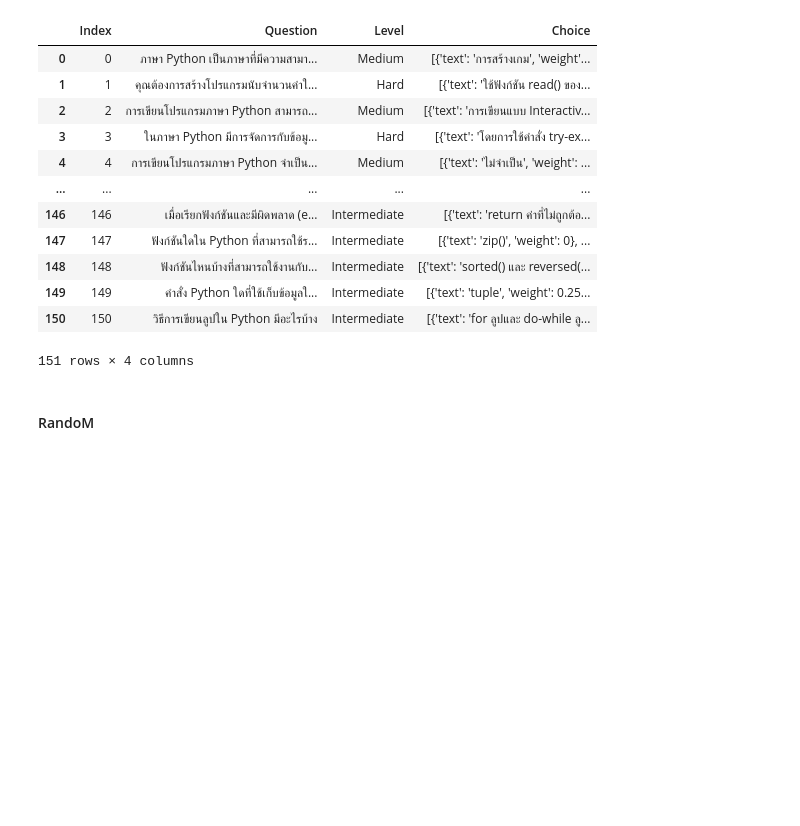
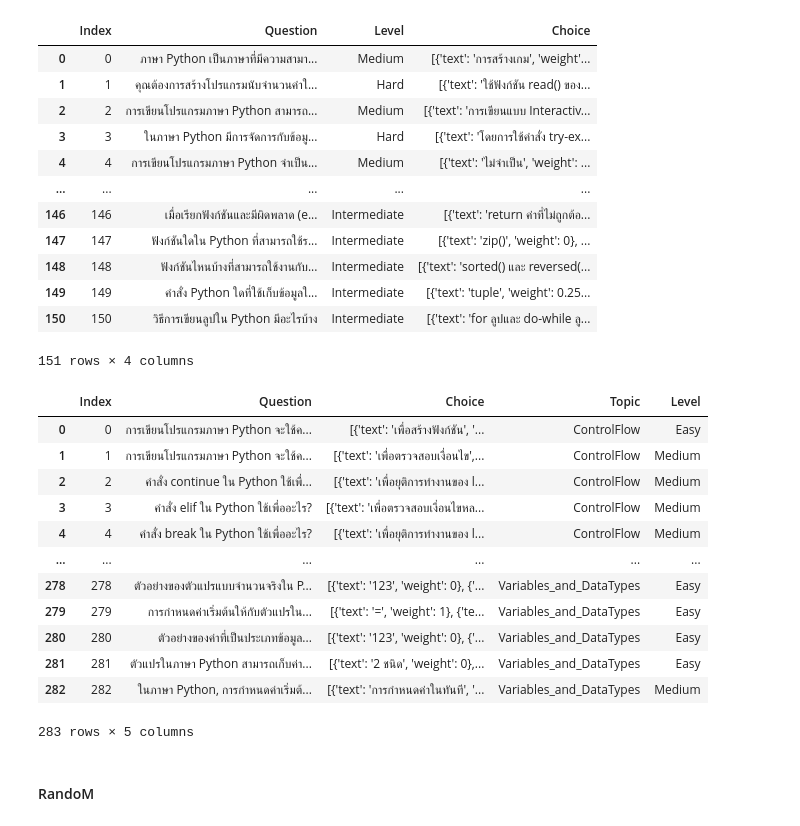
Before and after one commit to Runnies23/Nectec_Intern, a Jupyter notebook: Personal Prompt/Runnies/Question_bank/Question_bank_v2/Pipeline2.0.ipynb, the cells around one changed output. Drawn from its saved outputs; the diff is of its cells as text; code cells hidden in the pictures; blank space fills up the shorter version.

```diff
--- a/Personal Prompt/Runnies/Question_bank/Question_bank_v2/Pipeline2.0.ipynb
+++ b/Personal Prompt/Runnies/Question_bank/Question_bank_v2/Pipeline2.0.ipynb
@@ -48,5 +54,27 @@ df
 | 149 | 149 | คำสั่ง Python ใดที่ใช้เก็บข้อมูลใ... | Intermediate | [{'text': 'tuple', 'weight': 0.25... |
 | 150 | 150 | วิธีการเขียนลูปใน Python มีอะไรบ้าง | Intermediate | [{'text': 'for ลูปและ do-while ลู... |
 151 rows × 4 columns
+# %%
+# Question_bank_df =  pd.read_csv("../../../QuestionBank_VerySuperClean.csv")
+Question_bank_df =  pd.read_csv("../v2/Concat_Question_Bank_Topic_V2_BIG_Clearning.csv")
+# Question_bank_df.to_csv("../Question_bank_Topic_v2_1.csv")
+# Question_bank_df = Question_bank_df.drop(['Unnamed: 0'],axis=1)
+# Question_bank_df = Question_bank_df.rename(columns={'Unnamed: 0': "Index"})
+# Question_bank_df.to_csv("../v2/Concat_Question_Bank_Topic_V2_BIG_Clearning.csv",index=False)
+Question_bank_df
+# %% [output]
+|  | Index | Question | Choice | Topic | Level |
+| 0 | 0 | การเขียนโปรแกรมภาษา Python จะใช้ค... | [{'text': 'เพื่อสร้างฟังก์ชัน', '... | ControlFlow | Easy |
+| 1 | 1 | การเขียนโปรแกรมภาษา Python จะใช้ค... | [{'text': 'เพื่อตรวจสอบเงื่อนไข',... | ControlFlow | Medium |
+| 2 | 2 | คำสั่ง continue ใน Python ใช้เพื่... | [{'text': 'เพื่อยุติการทำงานของ l... | ControlFlow | Medium |
+| 3 | 3 | คำสั่ง elif ใน Python ใช้เพื่ออะไร? | [{'text': 'เพื่อตรวจสอบเงื่อนไขหล... | ControlFlow | Medium |
+| 4 | 4 | คำสั่ง break ใน Python ใช้เพื่ออะไร? | [{'text': 'เพื่อยุติการทำงานของ l... | ControlFlow | Medium |
+| ... | ... | ... | ... | ... | ... |
+| 278 | 278 | ตัวอย่างของตัวแปรแบบจำนวนจริงใน P... | [{'text': '123', 'weight': 0}, {'... | Variables_and_DataTypes | Easy |
+| 279 | 279 | การกำหนดค่าเริ่มต้นให้กับตัวแปรใน... | [{'text': '=', 'weight': 1}, {'te... | Variables_and_DataTypes | Easy |
+| 280 | 280 | ตัวอย่างของค่าที่เป็นประเภทข้อมูล... | [{'text': '123', 'weight': 0}, {'... | Variables_and_DataTypes | Easy |
+| 281 | 281 | ตัวแปรในภาษา Python สามารถเก็บค่า... | [{'text': '2 ชนิด', 'weight': 0},... | Variables_and_DataTypes | Easy |
+| 282 | 282 | ในภาษา Python, การกำหนดค่าเริ่มต้... | [{'text': 'การกำหนดค่าในทันที', '... | Variables_and_DataTypes | Medium |
+283 rows × 5 columns
 # %% [markdown]
 #### RandoM
```
Also changed, not shown: parts of 13 cells of this notebook, 7 other files.
